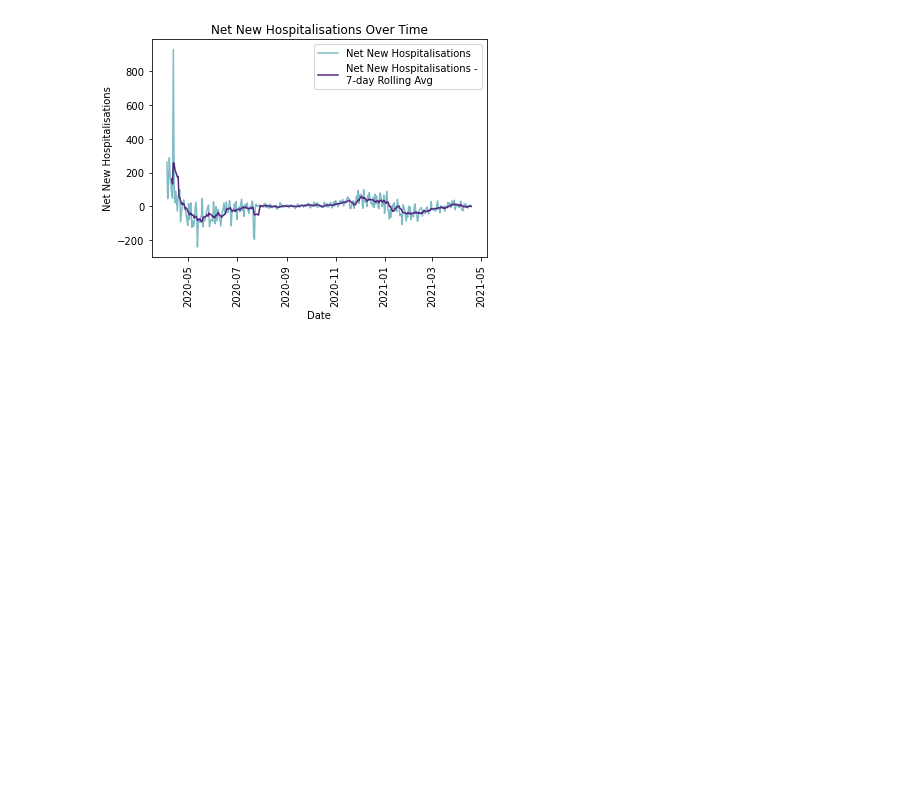
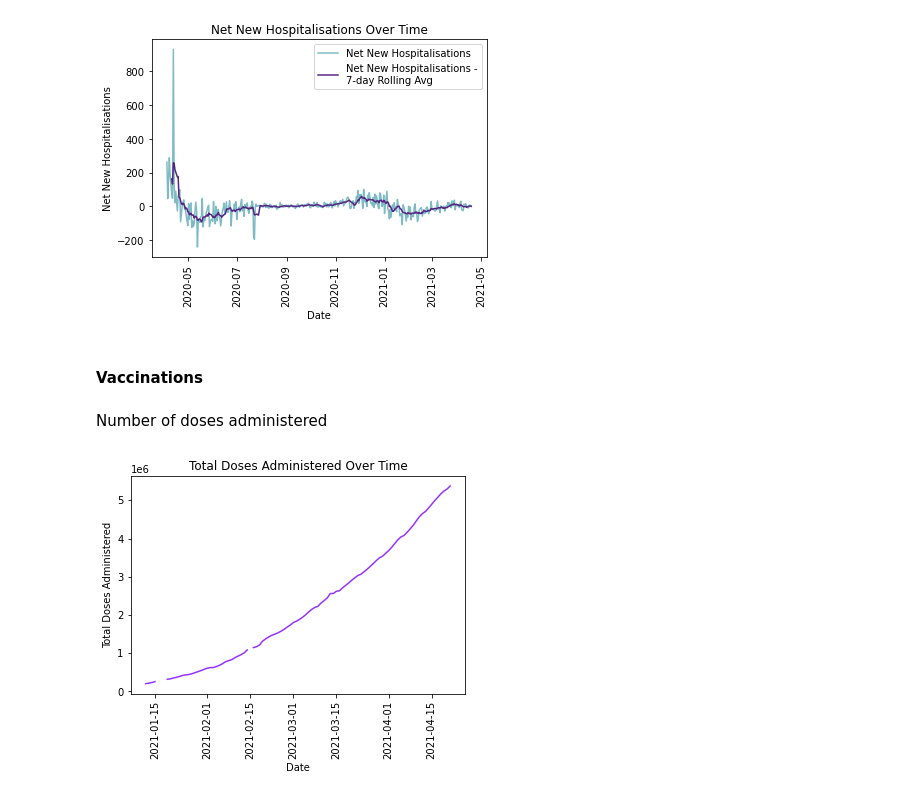
Before and after one commit to samar14641/covid-visualisations, a Jupyter notebook: massachusettsPlots.ipynb, the cells around one changed output. Drawn from its saved outputs; the diff is of its cells as text; code cells hidden in the pictures; blank space fills up the shorter version.

Commit message:
file rename, added vax data and plots

```diff
--- a/pyWork.ipynb
+++ b/massachusettsPlots.ipynb
@@ -5,3 +5,10 @@ import matplotlib.pyplot as plt
 import os
 import pandas as pd
 # import seaborn as sns
+# %%
+vax = pd.read_csv(os.getcwd() + '/Data/us_state_vaccinations.csv')
+
+mass_vax = vax[vax['location'] == 'Massachusetts'].copy()  #.dropna()
+mass_vax['date'] = pd.to_datetime(mass_vax['date'])
+
+mass_vax.shape
@@ -251,3 +269,18 @@ plt.show()
 plt.close()
 # %% [output]
 [figure]
+# %% [markdown]
+#### Vaccinations
+# %% [markdown]
+Number of doses administered
+# %%
+plt.plot(mass_vax['date'], mass_vax['total_vaccinations'], color = '#9433ff')
+# plt.yscale('log')
+plt.title('Total Doses Administered Over Time')
+plt.xlabel('Date')
+plt.ylabel('Total Doses Administered')
+plt.xticks(rotation = 90)
+plt.show()
+plt.close()
+# %% [output]
+[figure, added]
```
Also changed, not shown: parts of 8 cells of this notebook, 2 other files.
